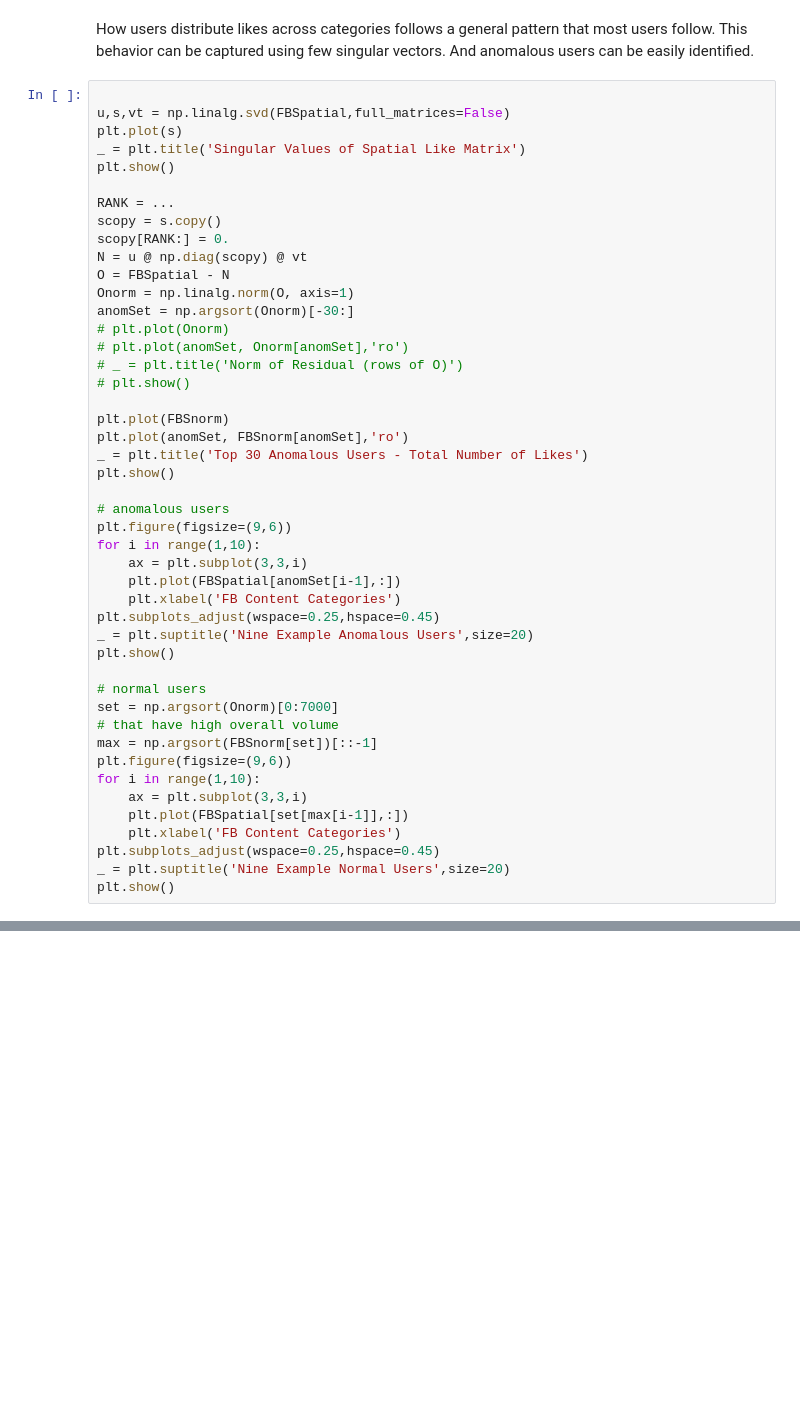
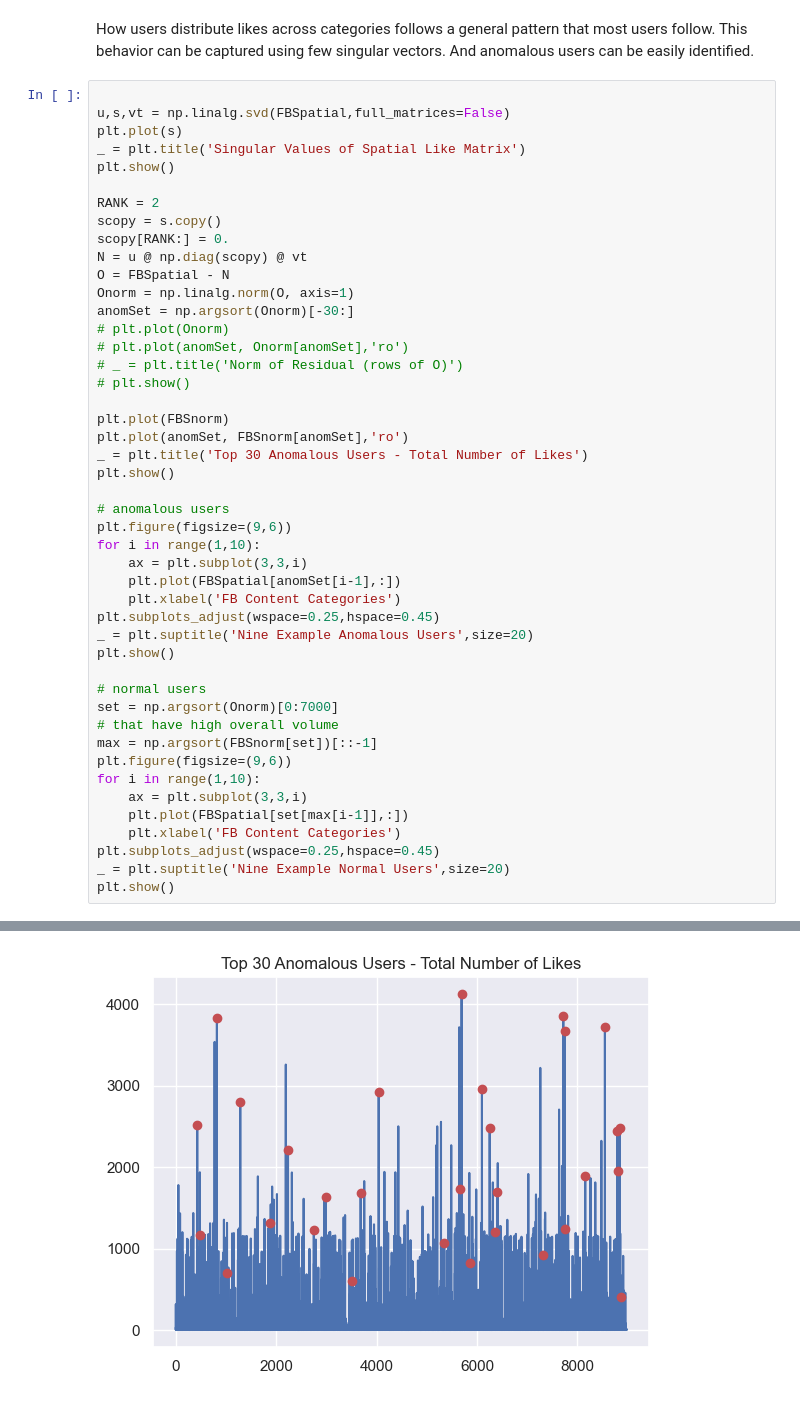
Before and after one commit to playerEric1/CS506, a Jupyter notebook: worksheet_10.ipynb, the cells around one changed output, grey strips where cells are left out. Saved outputs shown, nothing was run; the diff lists cells and outputs as text; blank space fills up the shorter version.

```diff
--- a/worksheet_10.ipynb
+++ b/worksheet_10.ipynb
@@ -271,7 +273,7 @@ plt.plot(s)
 _ = plt.title('Singular Values of Spatial Like Matrix')
 plt.show()
 
-RANK = ...
+RANK = 2
 scopy = s.copy()
 scopy[RANK:] = 0.
 N = u @ np.diag(scopy) @ vt
@@ -315,0 +317 @@ TypeError: slice indices must be integers or None or have an __index__ method
+[figure, added]
```
Also changed, not shown: parts of 7 cells of this notebook.
